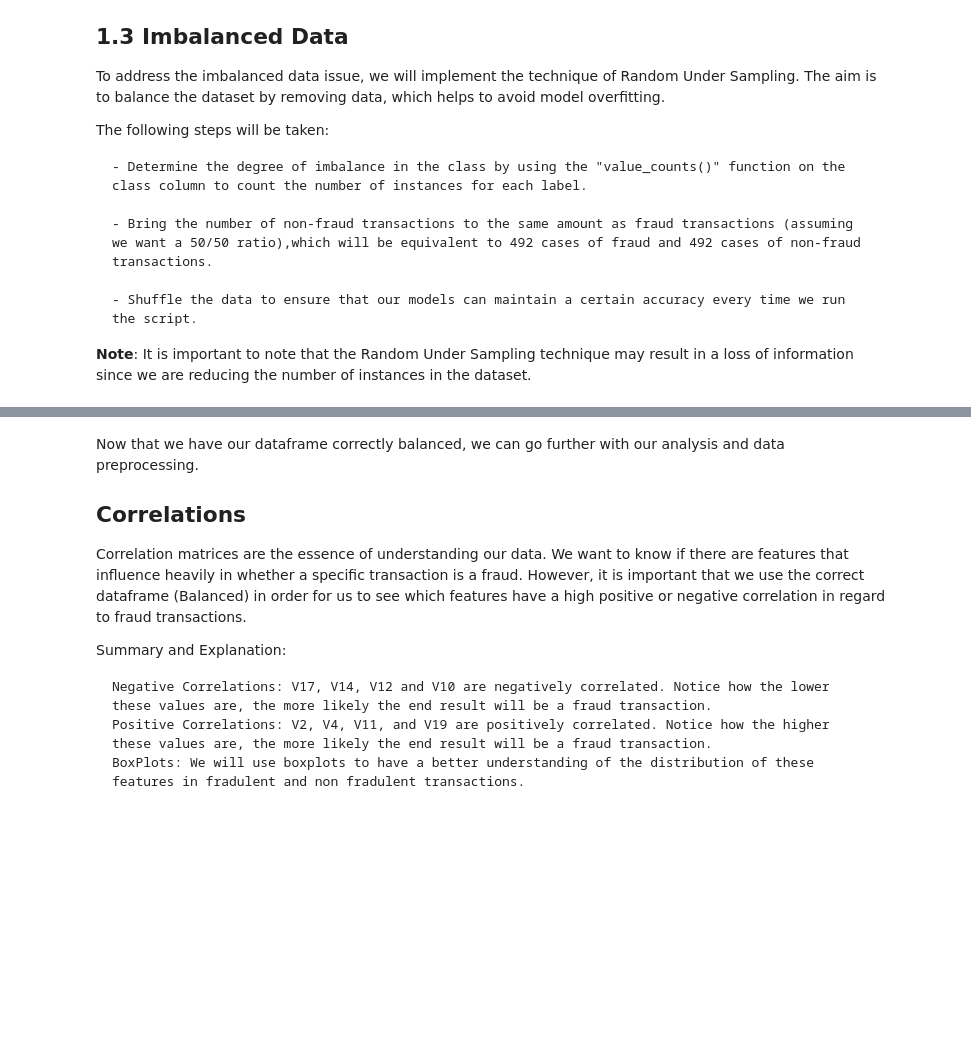
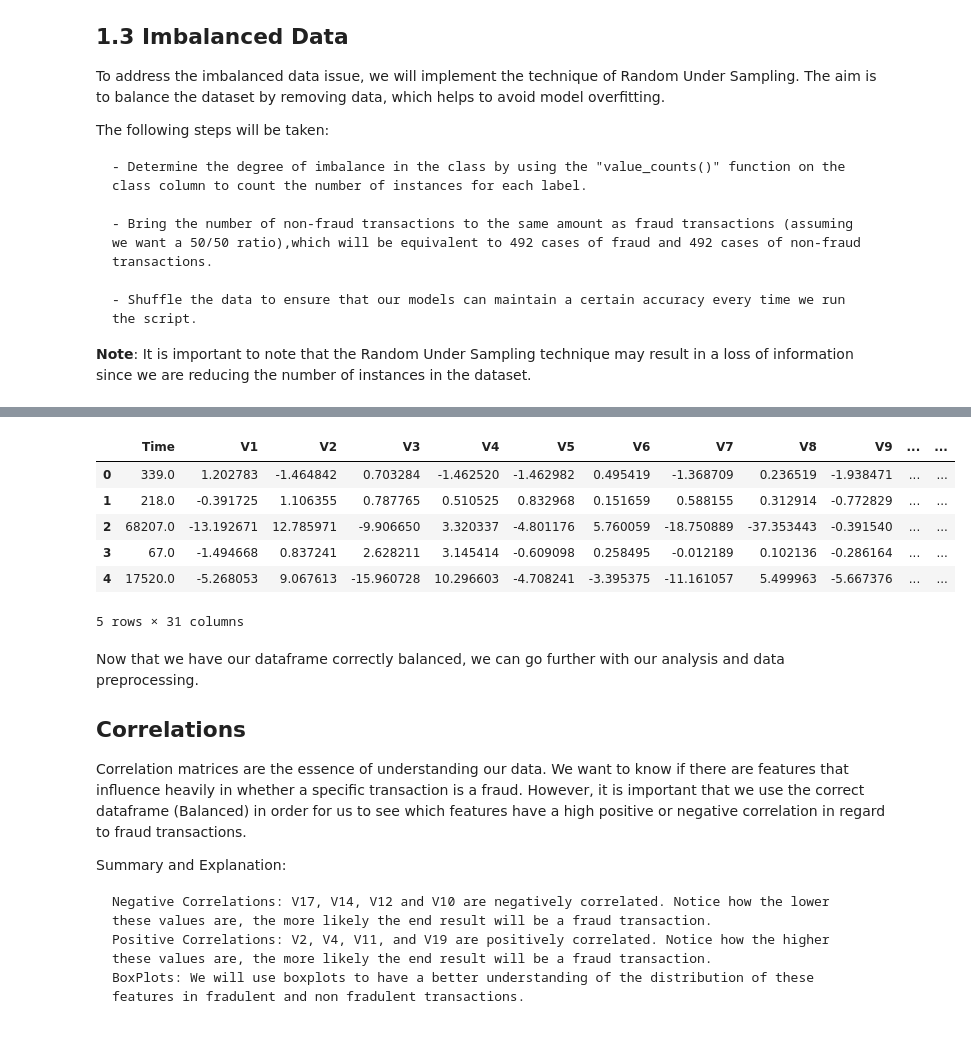
Before and after one commit to Sandokhan/creditcard-egd, a Jupyter notebook: creditcard-eda.ipynb, the cells around one changed output, grey strips where cells are left out. Drawn from its saved outputs; the diff is of its cells as text; code cells hidden in the pictures; blank space fills up the shorter version.

```diff
--- a/creditcard-eda.ipynb
+++ b/creditcard-eda.ipynb
@@ -17,12 +17,12 @@ In this project, we will use the credit card data available in [https://www.kagg
 # EDA - Exploratory Data Analysis
 # %%
 # Import libraries
-import numpy as np
+import datetime
 import seaborn as sns
 import matplotlib.pyplot as plt
 from matplotlib.ticker import FuncFormatter
-from scipy import stats
 import warnings
+import pandas as pd
 warnings.filterwarnings('ignore')
 
 # Import PySpark libraries
@@ -30,14 +30,12 @@ from pyspark.sql import Window
 import pyspark.sql.types as t
 import pyspark.sql.functions as f
 from pyspark.sql import SparkSession
-from pyspark.ml import Pipeline, PipelineModel
-from pyspark.ml.classification import LogisticRegression, DecisionTreeClassifier, RandomForestClassifier, GBTClassifier, LinearSVC, NaiveBayes
-from pyspark.ml.feature import StringIndexer, VectorIndexer, IndexToString, VectorAssembler
-from pyspark.ml.evaluation import MulticlassClassificationEvaluator, BinaryClassificationEvaluator
+
 
 # Configure Spark Session
 spark = SparkSession.builder \
     .appName("Credit Card Fraud") \
-    .config("spark.master", "local") \
+    .master("local[*]") \
+    .config("spark.driver.bindAddress", '127.0.0.1') \
     .getOrCreate()
 sc = spark.sparkContext
@@ -285,3 +381,16 @@ balanced_df.limit(10).toPandas()
+# %%
+aux = balanced_df.toPandas()
+aux.to_csv('datasets/dfscaled.csv', index=False)
+# %%
+aux.head()
+# %% [output]
+|  | Time | V1 | V2 | V3 | V4 | V5 | V6 | V7 | V8 | V9 | ... | ... |
+| 0 | 339.0 | 1.202783 | -1.464842 | 0.703284 | -1.462520 | -1.462982 | 0.495419 | -1.368709 | 0.236519 | -1.938471 | ... | ... |
+| 1 | 218.0 | -0.391725 | 1.106355 | 0.787765 | 0.510525 | 0.832968 | 0.151659 | 0.588155 | 0.312914 | -0.772829 | ... | ... |
+| 2 | 68207.0 | -13.192671 | 12.785971 | -9.906650 | 3.320337 | -4.801176 | 5.760059 | -18.750889 | -37.353443 | -0.391540 | ... | ... |
+| 3 | 67.0 | -1.494668 | 0.837241 | 2.628211 | 3.145414 | -0.609098 | 0.258495 | -0.012189 | 0.102136 | -0.286164 | ... | ... |
+| 4 | 17520.0 | -5.268053 | 9.067613 | -15.960728 | 10.296603 | -4.708241 | -3.395375 | -11.161057 | 5.499963 | -5.667376 | ... | ... |
+5 rows × 31 columns
 # %%
 # Convert the Spark dataframe to a pandas dataframe
 fraud_df = balanced_df.select("Class").toPandas()
```
Also changed, not shown: parts of 14 cells of this notebook.
